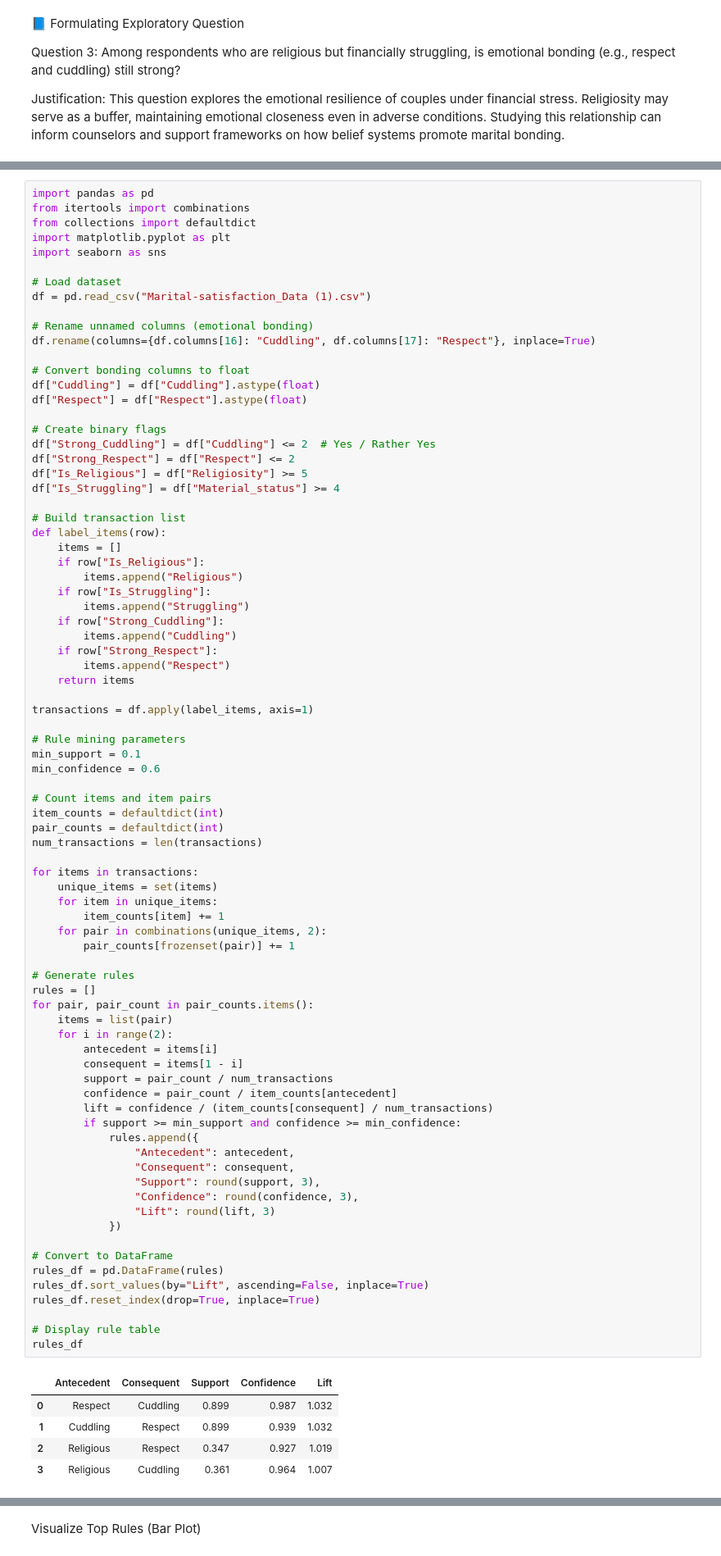
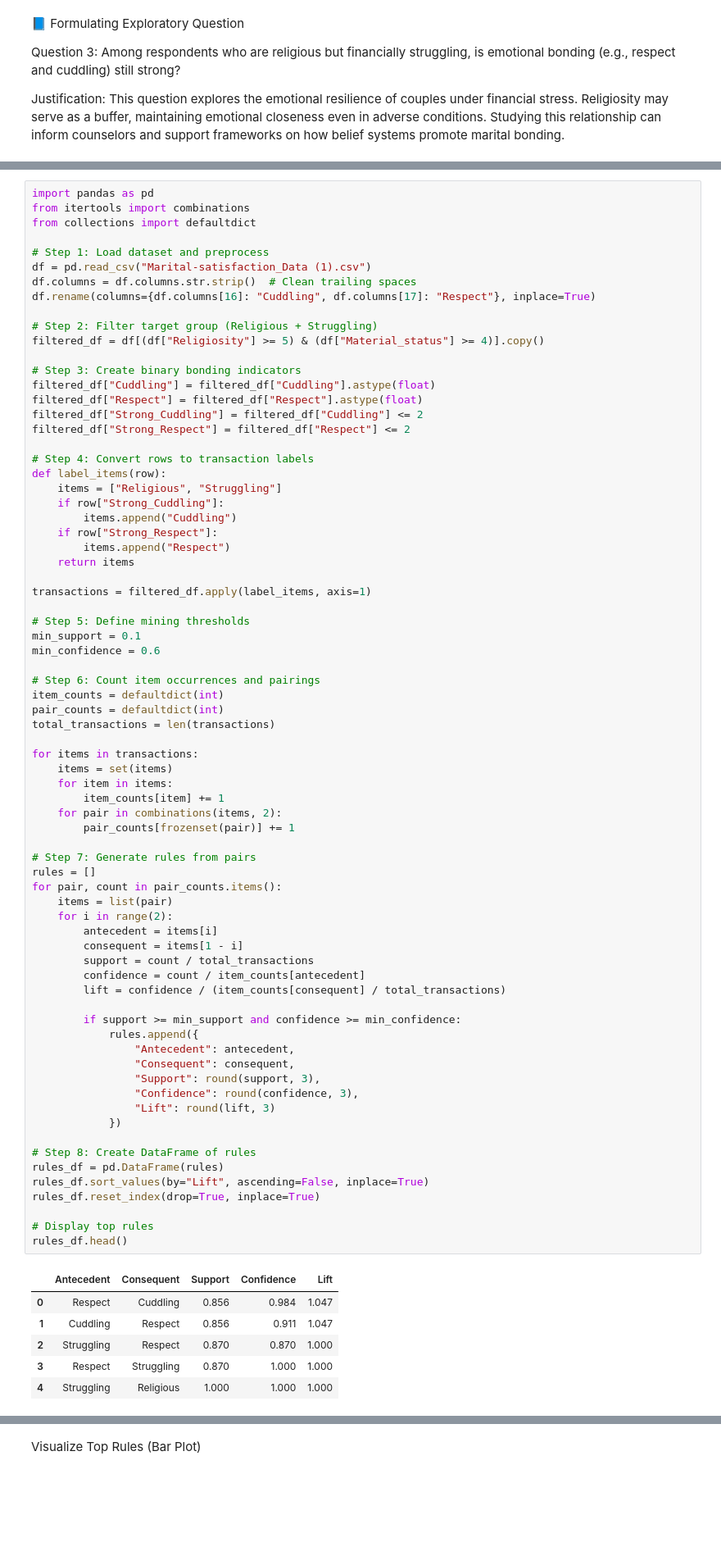
Before and after one commit to MelvinSiaw/Data-Mining, a Jupyter notebook: question3.ipynb, the cells around one changed output, grey strips where cells are left out. Shown: that part at 82% size. Cells and saved outputs as stored; diff of their text form; blank space fills up the shorter version.

```diff
--- a/question3.ipynb
+++ b/question3.ipynb
@@ -192,85 +127,79 @@ Q3: Association Rule Mining Code (No mlxtend)
 import pandas as pd
 from itertools import combinations
 from collections import defaultdict
-import matplotlib.pyplot as plt
-import seaborn as sns
 
-# Load dataset
+# Step 1: Load dataset and preprocess
 df = pd.read_csv("Marital-satisfaction_Data (1).csv")
-
-# Rename unnamed columns (emotional bonding)
+df.columns = df.columns.str.strip()  # Clean trailing spaces
 df.rename(columns={df.columns[16]: "Cuddling", df.columns[17]: "Respect"}, inplace=True)
 
-# Convert bonding columns to float
-df["Cuddling"] = df["Cuddling"].astype(float)
-df["Respect"] = df["Respect"].astype(float)
+# Step 2: Filter target group (Religious + Struggling)
+filtered_df = df[(df["Religiosity"] >= 5) & (df["Material_status"] >= 4)].copy()
 
-# Create binary flags
-df["Strong_Cuddling"] = df["Cuddling"] <= 2  # Yes / Rather Yes
-df["Strong_Respect"] = df["Respect"] <= 2
-df["Is_Religious"] = df["Religiosity"] >= 5
-df["Is_Struggling"] = df["Material_status"] >= 4
+# Step 3: Create binary bonding indicators
+filtered_df["Cuddling"] = filtered_df["Cuddling"].astype(float)
+filtered_df["Respect"] = filtered_df["Respect"].astype(float)
+filtered_df["Strong_Cuddling"] = filtered_df["Cuddling"] <= 2
+filtered_df["Strong_Respect"] = filtered_df["Respect"] <= 2
 
-# Build transaction list
+# Step 4: Convert rows to transaction labels
 def label_items(row):
-    items = []
-    if row["Is_Religious"]:
-        items.append("Religious")
-    if row["Is_Struggling"]:
-        items.append("Struggling")
+    items = ["Religious", "Struggling"]
     if row["Strong_Cuddling"]:
         items.append("Cuddling")
     if row["Strong_Respect"]:
         items.append("Respect")
     return items
 
-transactions = df.apply(label_items, axis=1)
+transactions = filtered_df.apply(label_items, axis=1)
 
-# Rule mining parameters
+# Step 5: Define mining thresholds
 min_support = 0.1
 min_confidence = 0.6
 
-# Count items and item pairs
+# Step 6: Count item occurrences and pairings
 item_counts = defaultdict(int)
 pair_counts = defaultdict(int)
-num_transactions = len(transactions)
+total_transactions = len(transactions)
 
 for items in transactions:
-    unique_items = set(items)
-    for item in unique_items:
+    items = set(items)
+    for item in items:
         item_counts[item] += 1
-    for pair in combinations(unique_items, 2):
+    for pair in combinations(items, 2):
         pair_counts[frozenset(pair)] += 1
 
-# Generate rules
+# Step 7: Generate rules from pairs
 rules = []
-for pair, pair_count in pair_counts.items():
+for pair, count in pair_counts.items():
     items = list(pair)
     for i in range(2):
         antecedent = items[i]
         consequent = items[1 - i]
-        support = pair_count / num_transactions
-        confidence = pair_count / item_counts[antecedent]
-        lift = confidence / (item_counts[consequent] / num_transactions)
+        support = count / total_transactions
+        confidence = count / item_counts[antecedent]
+        lift = confidence / (item_counts[consequent] / total_transactions)
+
         if support >= min_support and confidence >= min_confidence:
             rules.append({
                 "Antecedent": antecedent,
                 "Consequent": consequent,
                 "Support": round(support, 3),
                 "Confidence": round(confidence, 3),
                 "Lift": round(lift, 3)
             })
 
-# Convert to DataFrame
+# Step 8: Create DataFrame of rules
 rules_df = pd.DataFrame(rules)
 rules_df.sort_values(by="Lift", ascending=False, inplace=True)
 rules_df.reset_index(drop=True, inplace=True)
 
-# Display rule table
-rules_df
+# Display top rules
+rules_df.head()
 # %% [output]
 |  | Antecedent | Consequent | Support | Confidence | Lift |
-| 0 | Respect | Cuddling | 0.899 | 0.987 | 1.032 |
-| 1 | Cuddling | Respect | 0.899 | 0.939 | 1.032 |
-| 2 | Religious | Respect | 0.347 | 0.927 | 1.019 |
-| 3 | Religious | Cuddling | 0.361 | 0.964 | 1.007 |
+| 0 | Respect | Cuddling | 0.856 | 0.984 | 1.047 |
+| 1 | Cuddling | Respect | 0.856 | 0.911 | 1.047 |
+| 2 | Struggling | Respect | 0.870 | 0.870 | 1.000 |
+| 3 | Respect | Struggling | 0.870 | 1.000 | 1.000 |
+| 4 | Struggling | Religious | 1.000 | 1.000 | 1.000 |
```
Also changed, not shown: parts of 12 cells of this notebook.
